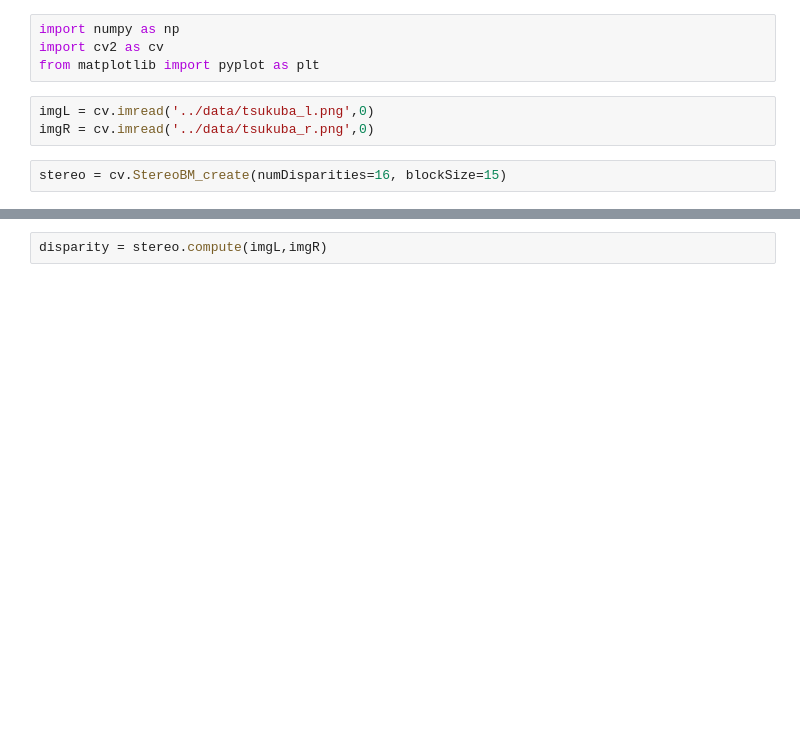
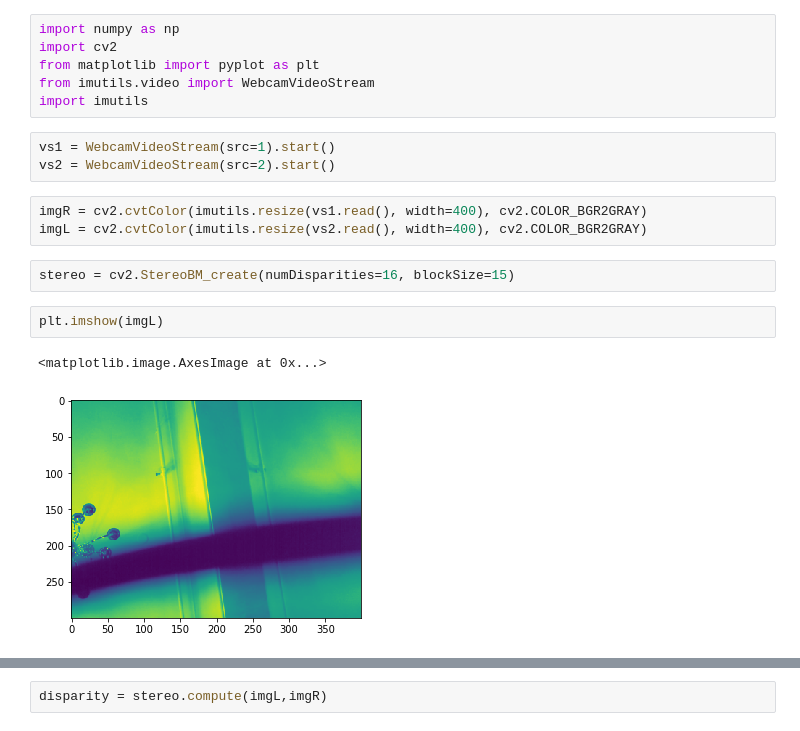
Before and after one commit to MAP-Team/haptic-camera-system, a Jupyter notebook: data_science/notebooks/depth_map.ipynb, the cells around one changed output, grey strips where cells are left out. Drawn from its saved outputs; the diff is of its cells as text; blank space fills up the shorter version.

```diff
--- a/data_science/notebooks/depth_map.ipynb
+++ b/data_science/notebooks/depth_map.ipynb
@@ -1,9 +1,19 @@
 # %%
 import numpy as np
-import cv2 as cv
+import cv2
 from matplotlib import pyplot as plt
+from imutils.video import WebcamVideoStream
+import imutils
-# %%
-imgL = cv.imread('../data/tsukuba_l.png',0)
-imgR = cv.imread('../data/tsukuba_r.png',0)
+# %%
+vs1 = WebcamVideoStream(src=1).start()
+vs2 = WebcamVideoStream(src=2).start()
+# %%
+imgR = cv2.cvtColor(imutils.resize(vs1.read(), width=400), cv2.COLOR_BGR2GRAY)
+imgL = cv2.cvtColor(imutils.resize(vs2.read(), width=400), cv2.COLOR_BGR2GRAY)
 # %%
-stereo = cv.StereoBM_create(numDisparities=16, blockSize=15)
+stereo = cv2.StereoBM_create(numDisparities=16, blockSize=15)
+# %%
+plt.imshow(imgL)
+# %% [output]
+<matplotlib.image.AxesImage at 0x...>
+[figure, added]
```
Also changed, not shown: parts of 2 cells of this notebook, 6 other files.
